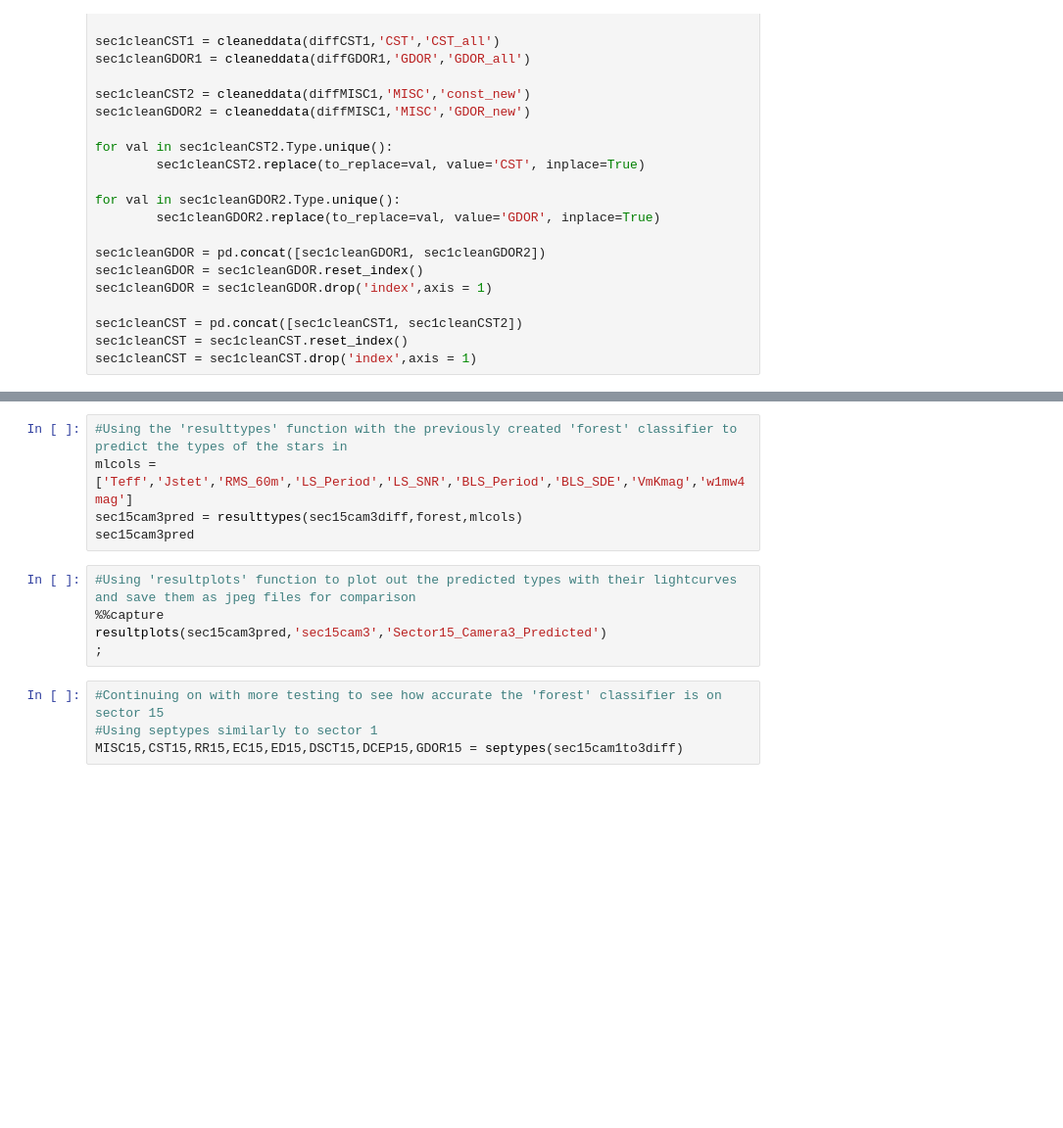
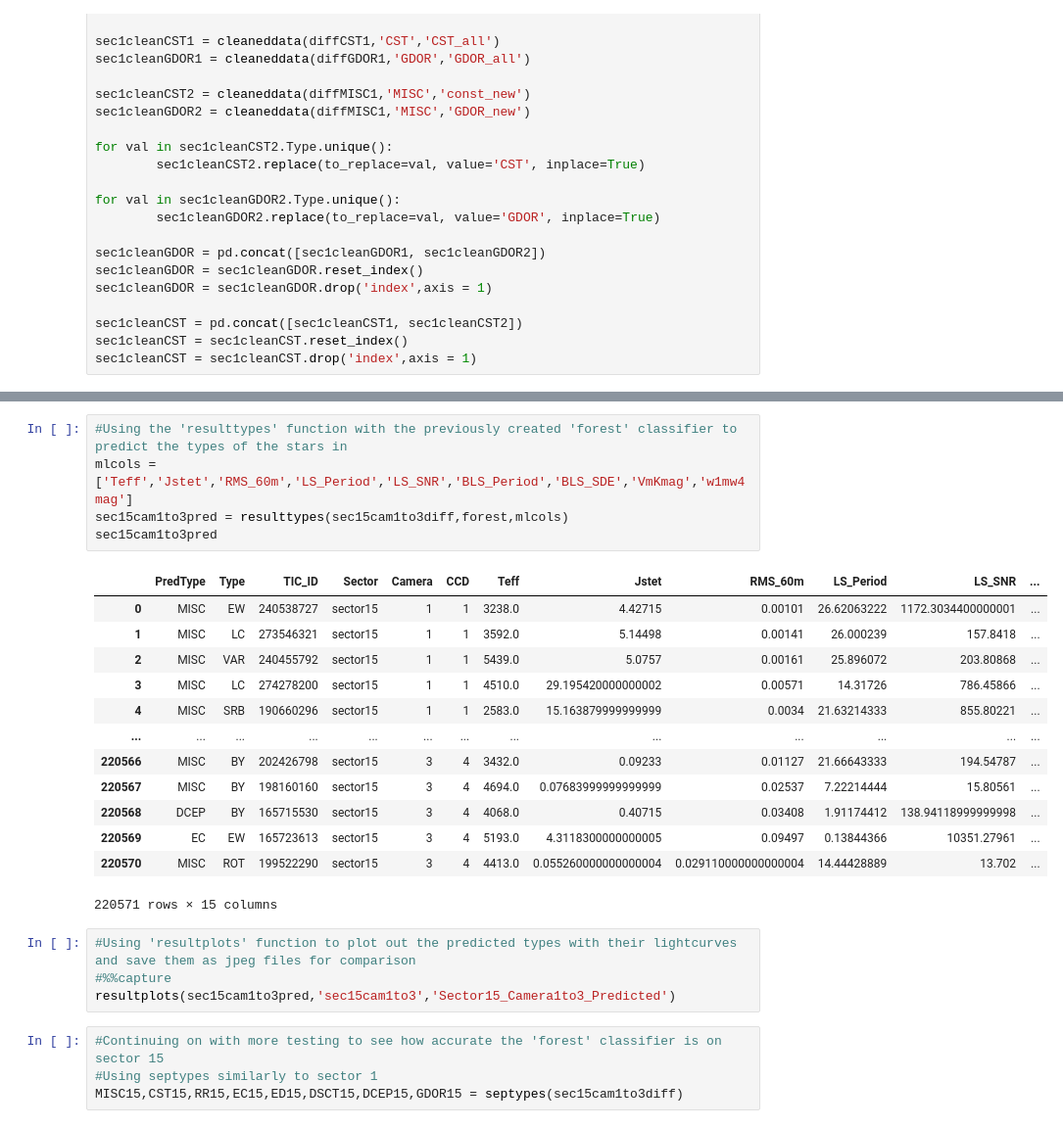
Before and after one commit to jadynwaggoner/cmse492_project, a Jupyter notebook: notebooks/final/Waggoner_Commented_Functions_Examples.ipynb, the cells around one changed output, grey strips where cells are left out. Shown at 98% size. Drawn from its saved outputs; the diff is of its cells as text; blank space fills up the shorter version.

```diff
--- a/notebooks/final/Waggoner_Commented_Functions_Examples.ipynb
+++ b/notebooks/final/Waggoner_Commented_Functions_Examples.ipynb
@@ -732,13 +929,26 @@ sec15cam1to3diff
 # %%
 #Using the 'resulttypes' function with the previously created 'forest' classifier to predict the types of the stars in
 mlcols = ['Teff','Jstet','RMS_60m','LS_Period','LS_SNR','BLS_Period','BLS_SDE','VmKmag','w1mw4mag']
-sec15cam3pred = resulttypes(sec15cam3diff,forest,mlcols)
-sec15cam3pred
+sec15cam1to3pred = resulttypes(sec15cam1to3diff,forest,mlcols)
+sec15cam1to3pred
+# %% [output]
+|  | PredType | Type | TIC_ID | Sector | Camera | CCD | Teff | Jstet | RMS_60m | LS_Period | LS_SNR | ... |
+| 0 | MISC | EW | 240538727 | sector15 | 1 | 1 | 3238.0 | 4.42715 | 0.00101 | 26.62063222 | 1172.3034400000001 | ... |
+| 1 | MISC | LC | 273546321 | sector15 | 1 | 1 | 3592.0 | 5.14498 | 0.00141 | 26.000239 | 157.8418 | ... |
+| 2 | MISC | VAR | 240455792 | sector15 | 1 | 1 | 5439.0 | 5.0757 | 0.00161 | 25.896072 | 203.80868 | ... |
+| 3 | MISC | LC | 274278200 | sector15 | 1 | 1 | 4510.0 | 29.195420000000002 | 0.00571 | 14.31726 | 786.45866 | ... |
+| 4 | MISC | SRB | 190660296 | sector15 | 1 | 1 | 2583.0 | 15.163879999999999 | 0.0034 | 21.63214333 | 855.80221 | ... |
+| ... | ... | ... | ... | ... | ... | ... | ... | ... | ... | ... | ... | ... |
+| 220566 | MISC | BY | 202426798 | sector15 | 3 | 4 | 3432.0 | 0.09233 | 0.01127 | 21.66643333 | 194.54787 | ... |
+| 220567 | MISC | BY | 198160160 | sector15 | 3 | 4 | 4694.0 | 0.07683999999999999 | 0.02537 | 7.22214444 | 15.80561 | ... |
+| 220568 | DCEP | BY | 165715530 | sector15 | 3 | 4 | 4068.0 | 0.40715 | 0.03408 | 1.91174412 | 138.94118999999998 | ... |
+| 220569 | EC | EW | 165723613 | sector15 | 3 | 4 | 5193.0 | 4.3118300000000005 | 0.09497 | 0.13844366 | 10351.27961 | ... |
+| 220570 | MISC | ROT | 199522290 | sector15 | 3 | 4 | 4413.0 | 0.055260000000000004 | 0.029110000000000004 | 14.44428889 | 13.702 | ... |
+220571 rows × 15 columns
 # %%
 #Using 'resultplots' function to plot out the predicted types with their lightcurves and save them as jpeg files for comparison
-%%capture
-resultplots(sec15cam3pred,'sec15cam3','Sector15_Camera3_Predicted')
-;
+#%%capture
+resultplots(sec15cam1to3pred,'sec15cam1to3','Sector15_Camera1to3_Predicted')
 # %%
 #Continuing on with more testing to see how accurate the 'forest' classifier is on sector 15
 #Using septypes similarly to sector 1
```
Also changed, not shown: parts of 22 cells of this notebook.
